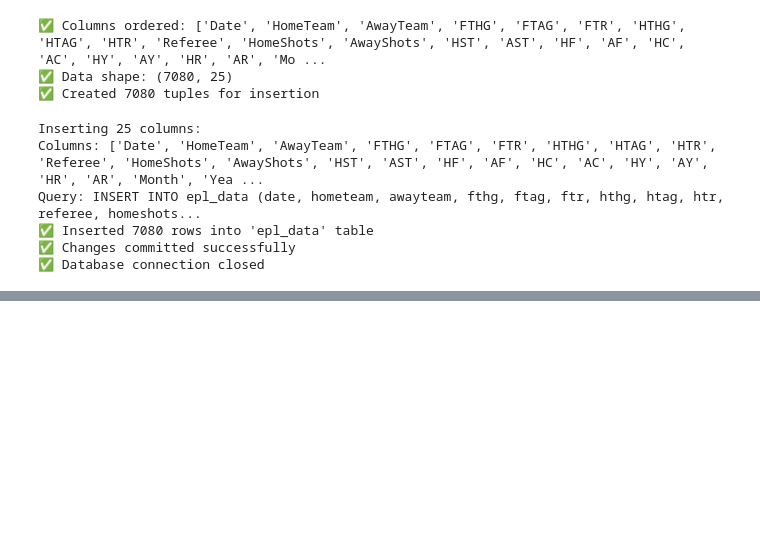
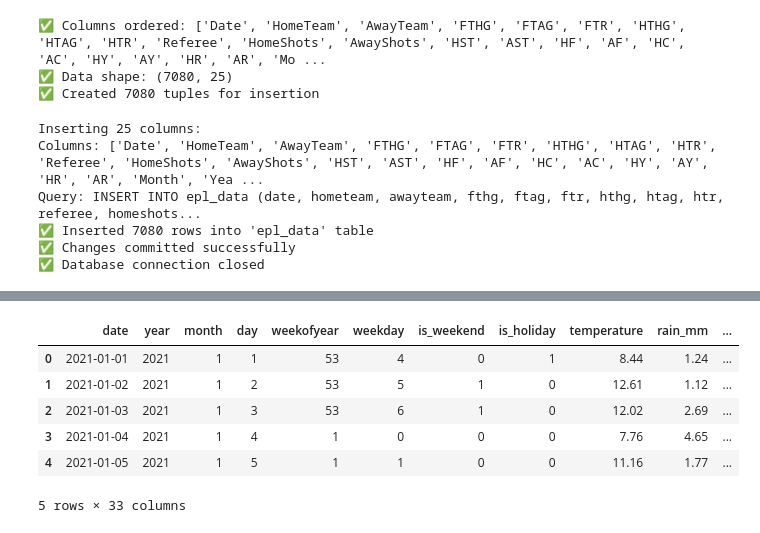
Before and after one commit to Jnyambok/Soca-Scores, a Jupyter notebook: experiments/notebooks/data_cleaning.ipynb, the cells around one changed output, grey strips where cells are left out. Drawn from its saved outputs; the diff is of its cells as text; code cells hidden in the pictures; blank space fills up the shorter version.

```diff
--- a/experiments/notebooks/data_cleaning.ipynb
+++ b/experiments/notebooks/data_cleaning.ipynb
@@ -1048,0 +1068,13 @@ Query: INSERT INTO epl_data (date, hometeam, awayteam, fthg, ftag, ftr, hthg, ht
+# %%
+time_csv_file = "C:\\Users\\juliu\\Downloads\\fmcg_sales_3years_1M_rows.csv"
+import pandas as pd
+data = pd.read_csv(time_csv_file)
+data.head()
+# %% [output]
+|  | date | year | month | day | weekofyear | weekday | is_weekend | is_holiday | temperature | rain_mm | ... |
+| 0 | 2021-01-01 | 2021 | 1 | 1 | 53 | 4 | 0 | 1 | 8.44 | 1.24 | ... |
+| 1 | 2021-01-02 | 2021 | 1 | 2 | 53 | 5 | 1 | 0 | 12.61 | 1.12 | ... |
+| 2 | 2021-01-03 | 2021 | 1 | 3 | 53 | 6 | 1 | 0 | 12.02 | 2.69 | ... |
+| 3 | 2021-01-04 | 2021 | 1 | 4 | 1 | 0 | 0 | 0 | 7.76 | 4.65 | ... |
+| 4 | 2021-01-05 | 2021 | 1 | 5 | 1 | 1 | 0 | 0 | 11.16 | 1.77 | ... |
+5 rows × 33 columns
```
Also changed, not shown: parts of 3 cells of this notebook, 7 other files.
